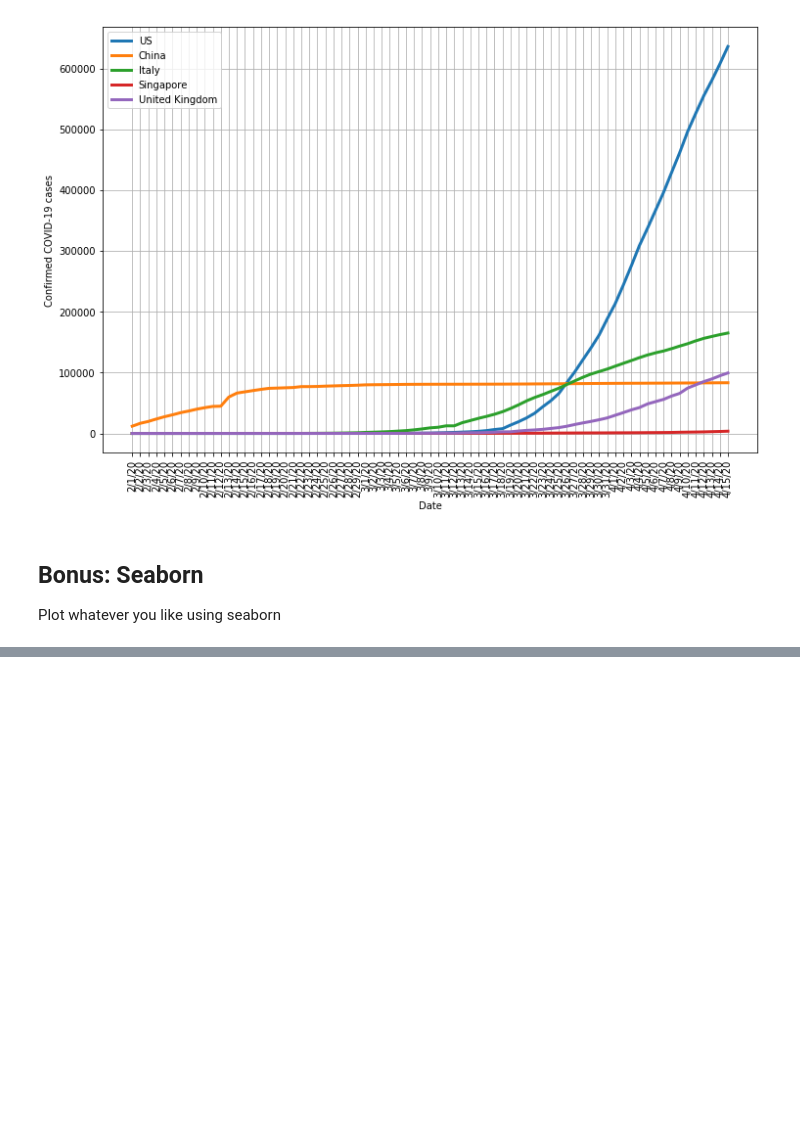
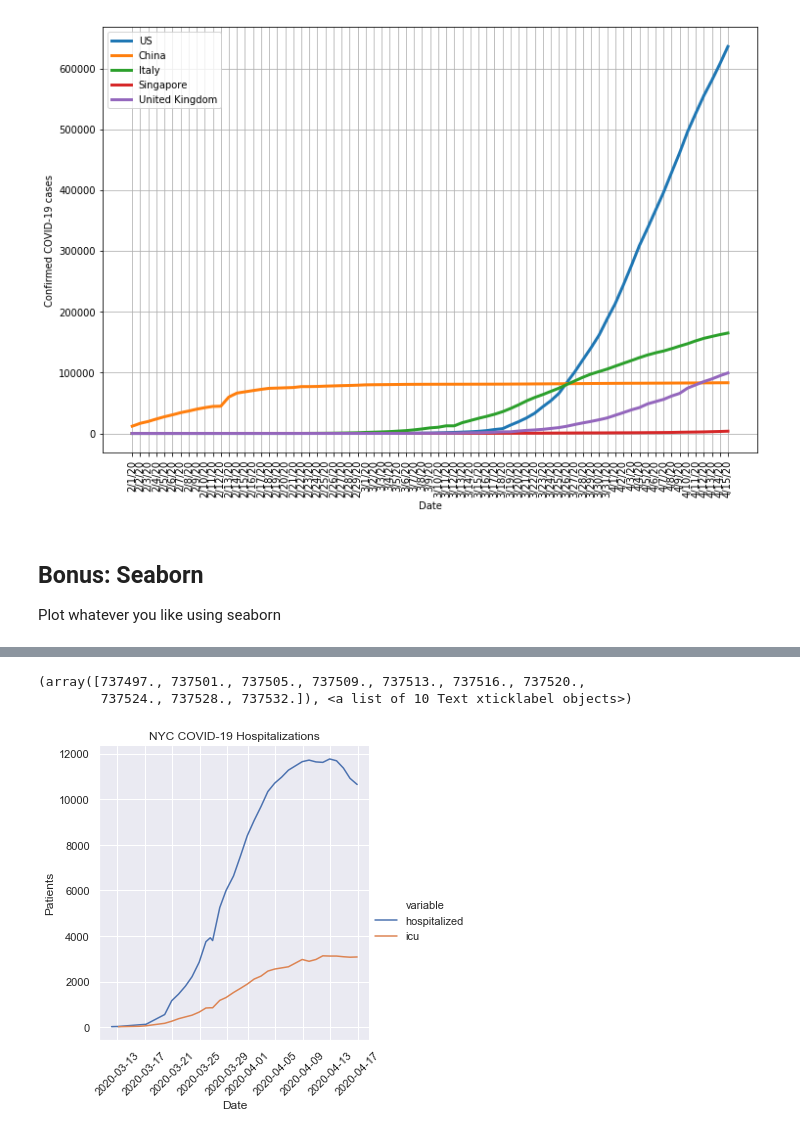
Before and after one commit to jjbussell/PythonDataCourse, a Jupyter notebook: Homeworks/HW2/HW2-PlotConfirmedCases.ipynb, the cells around one changed output, grey strips where cells are left out. Saved outputs shown, nothing was run; the diff lists cells and outputs as text; code cells hidden in the pictures; blank space fills up the shorter version.

```diff
--- a/Homeworks/HW2/HW2-PlotConfirmedCases.ipynb
+++ b/Homeworks/HW2/HW2-PlotConfirmedCases.ipynb
@@ -347,0 +391,3 @@ Plot whatever you like using seaborn
+# %%
+df=hosp
+df=pd.melt(df,id_vars='timestamp',value_vars=['hospitalized','icu'],value_name='beds')
@@ -347,0 +403,11 @@ Plot whatever you like using seaborn
+# %%
+sns.set()
+sns.relplot(x='timestamp',y='beds',hue='variable',kind='line',data=df)
+plt.title('NYC COVID-19 Hospitalizations')
+plt.ylabel('Patients')
+plt.xlabel('Date')
+plt.xticks(rotation=45)
+# %% [output]
+(array([737497., 737501., 737505., 737509., 737513., 737516., 737520.,
+        737524., 737528., 737532.]), <a list of 10 Text xticklabel objects>)
+[figure, added]
```
Also changed, not shown: parts of 7 cells of this notebook.
